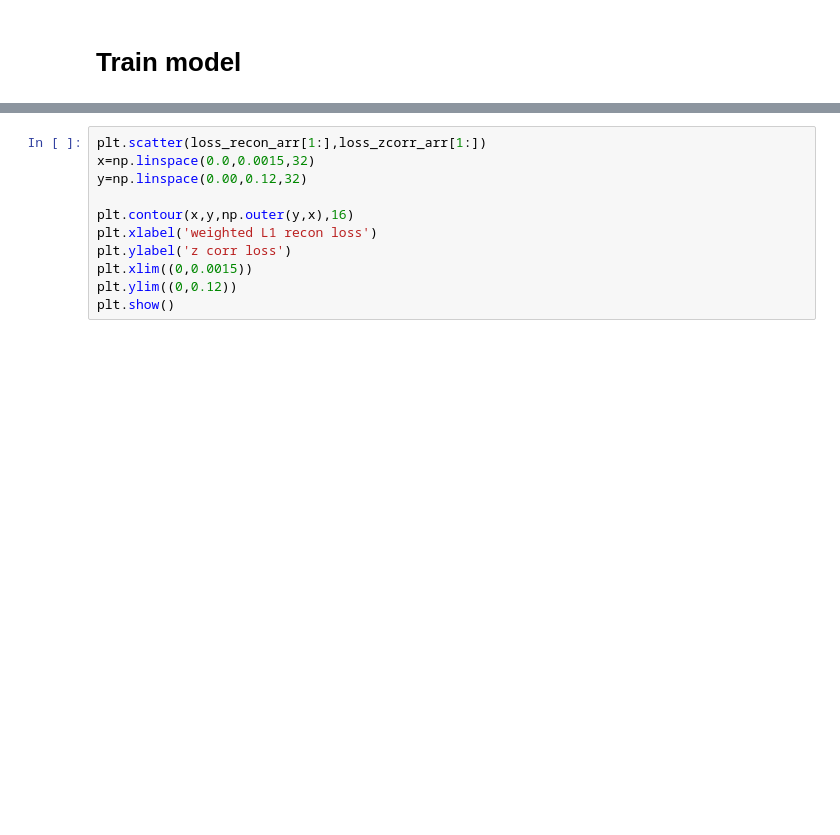
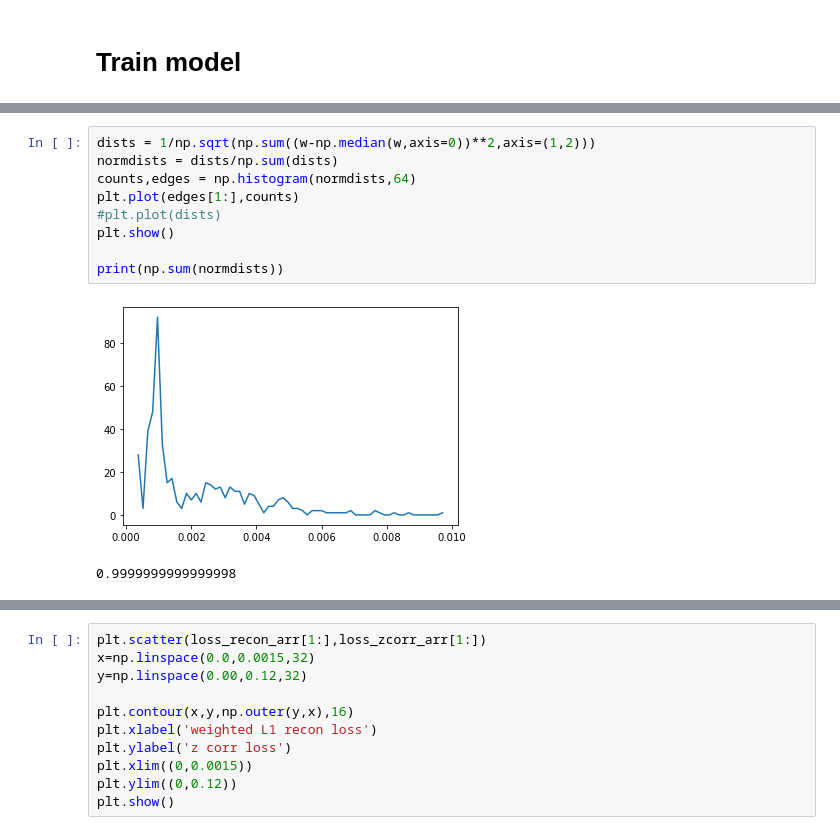
Before and after one commit to arya1080/spectral_autoencoder, a Jupyter notebook: spectral_autoencoder.ipynb, the cells around one changed output, grey strips where cells are left out. Saved outputs shown, nothing was run; the diff lists cells and outputs as text; blank space fills up the shorter version.

```diff
--- a/spectral_autoencoder.ipynb
+++ b/spectral_autoencoder.ipynb
@@ -507,0 +578,12 @@ torch.Size([25, 681, 406, 9])
+# %%
+dists = 1/np.sqrt(np.sum((w-np.median(w,axis=0))**2,axis=(1,2)))
+normdists = dists/np.sum(dists)
+counts,edges = np.histogram(normdists,64)
+plt.plot(edges[1:],counts)
+#plt.plot(dists)
+plt.show()
+
+print(np.sum(normdists))
+# %% [output]
+[figure, added]
+0.9999999999999998
```
Also changed, not shown: parts of 12 cells of this notebook.
